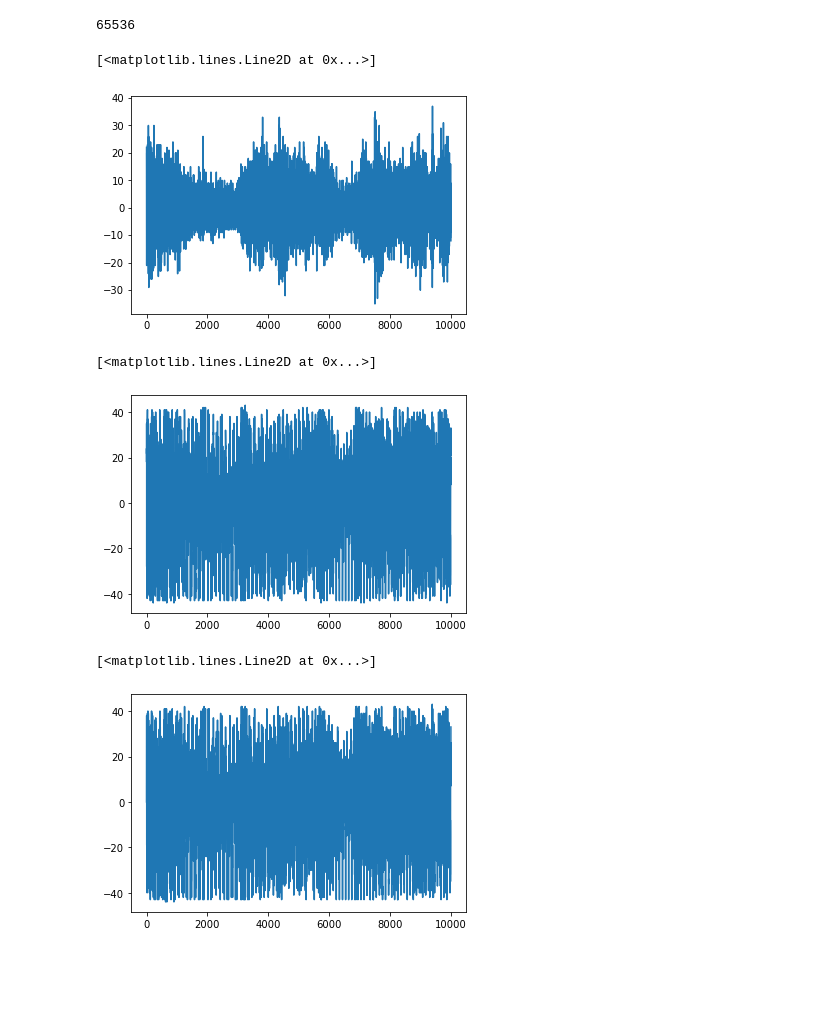
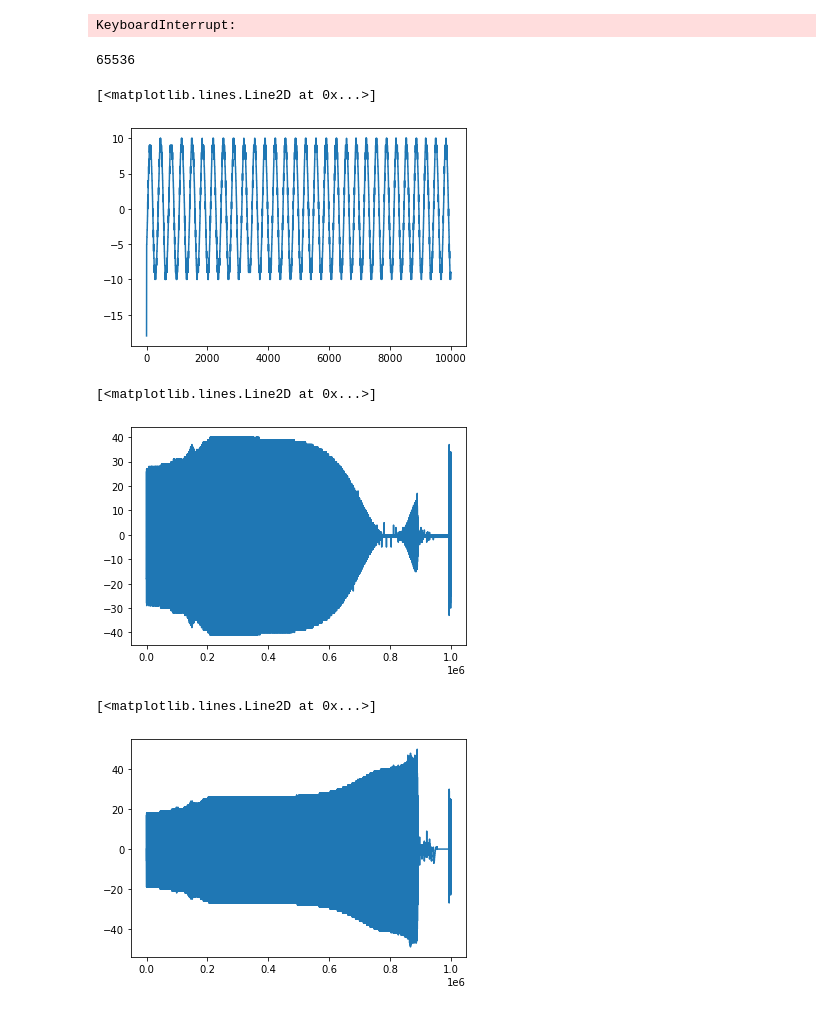
Before and after one commit to aidinattar/PMOD-FIR-filter-VHDL, a Jupyter notebook: Project.ipynb, the cells around one changed output. Saved outputs shown, nothing was run; the diff lists cells and outputs as text; code cells hidden in the pictures; blank space fills up the shorter version.

```diff
--- a/Project.ipynb
+++ b/Project.ipynb
@@ -144,24 +153,20 @@ array([ -0.38996938,  -0.64131245,  -1.34450697,  -2.3978981 ,
 # %%
 import serial
-ser = serial.Serial('/dev/ttyUSB2', baudrate=115200) #porta destra pd aidin
+ser = serial.Serial('/dev/ttyUSB1', baudrate=115200) #porta destra pd aidin
 # %%
-with serial.Serial('/dev/ttyUSB2', baudrate=115200) as ser:
-    d = ser.read(100000)
+with serial.Serial('/dev/ttyUSB1', baudrate=115200) as ser:
+    d = ser.read(2000000)
+# %% [output]
+KeyboardInterrupt:
-# %%
-
-out_l = np.array([])
-out_r = np.array([])
-for i in range(0,len(d),2):
-    out_l = np.append(out_l,d[i])
-for i in range(1,len(d),2):
-    out_r = np.append(out_r,d[i])
 # %%
+out_l = np.array(list(d[0:len(d):2]))
+out_r = np.array(list(d[1:len(d):2]))
 for i in range(len(out_l)):
     if out_l[i] > 127:
         out_l[i] = out_l[i] - 256
 
 for i in range(len(out_r)):
-    if out_r[i] > 100:
+    if out_r[i] > 127:
         out_r[i] = out_r[i] - 256
 # %%
 2**16
@@ -171,15 +176,15 @@ for i in range(len(out_r)):
 plt.plot(out_r[:10000]-out_l[:10000])
 # %% [output]
 [<matplotlib.lines.Line2D at 0x...>]
-[figure, old version]
+[figure, new version]
 # %%
-plt.plot(out_r[0:10000])
+plt.plot(out_r)
 # %% [output]
 [<matplotlib.lines.Line2D at 0x...>]
-[figure, old version]
+[figure, new version]
 # %%
-plt.plot(out_l[:10000])
+plt.plot(out_l)
 # %% [output]
 [<matplotlib.lines.Line2D at 0x...>]
-[figure, old version]
+[figure, new version]
 # %%
```
Also changed, not shown: parts of 18 cells of this notebook, 3 other files.
